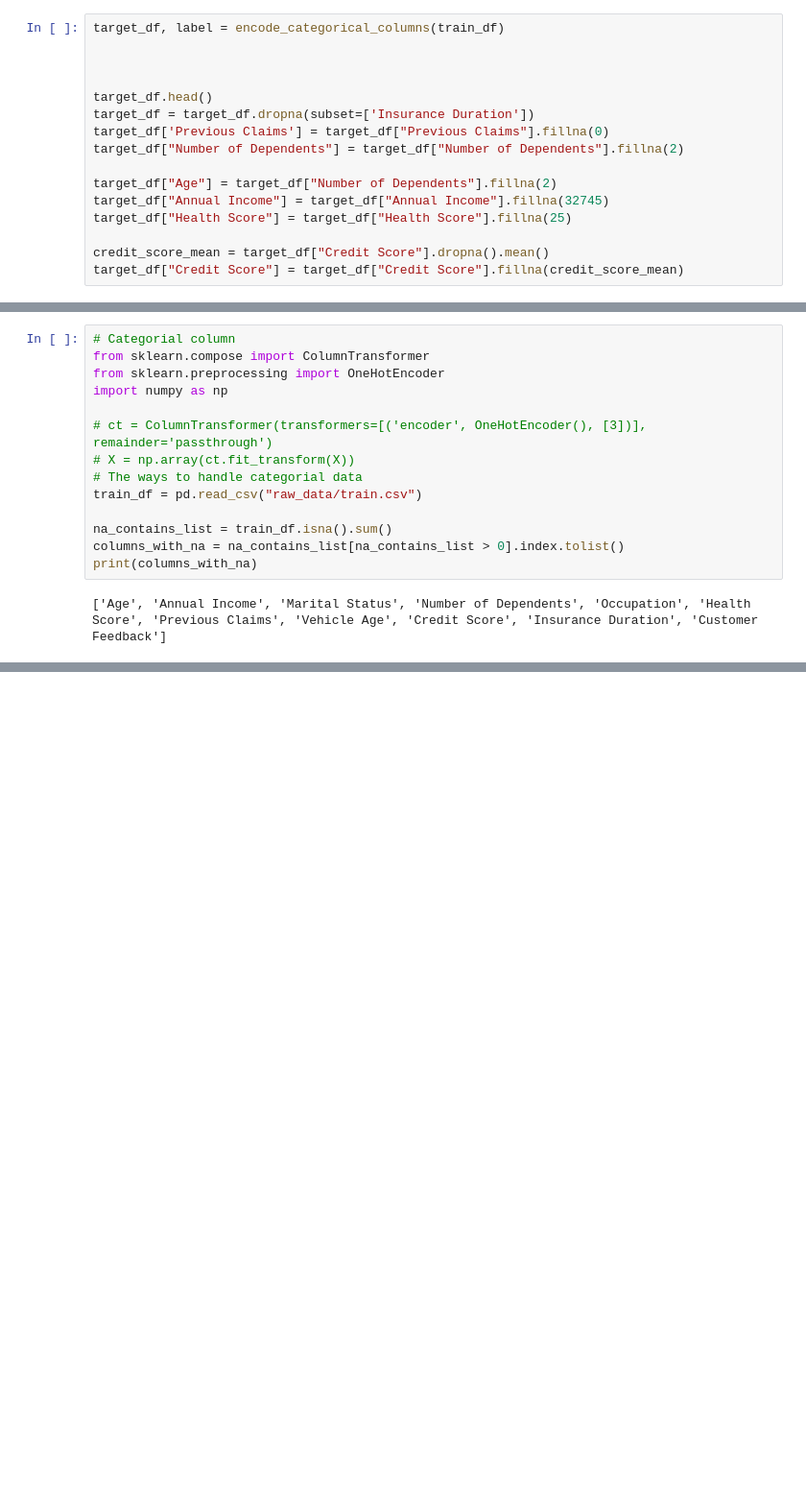
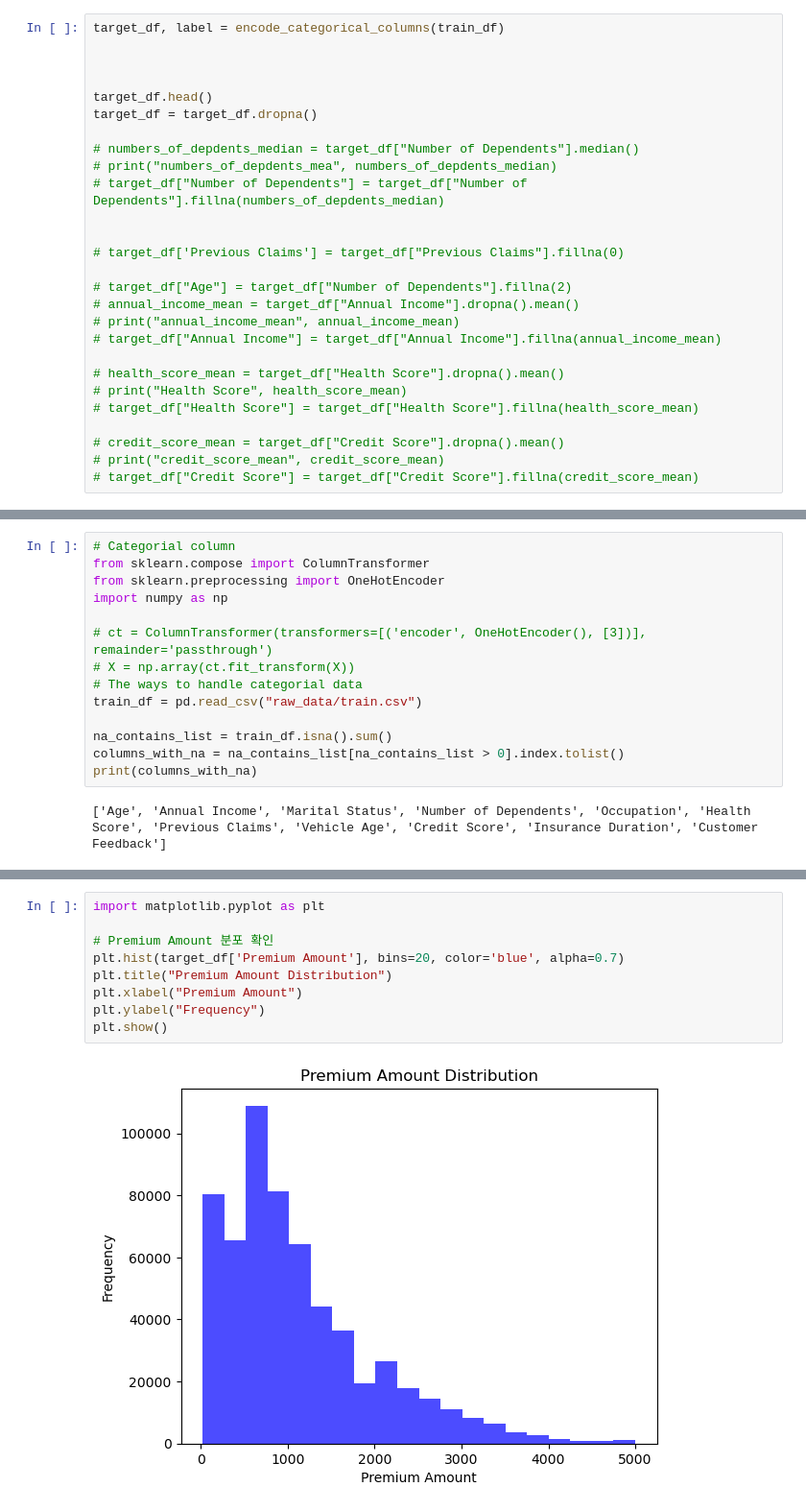
Before and after one commit to Ghostlun/DataScienceStudy, a Jupyter notebook: Insurance/Insurance.ipynb, the cells around one changed output, grey strips where cells are left out. Shown at 96% size. Saved outputs shown, nothing was run; the diff lists cells and outputs as text; blank space fills up the shorter version.

```diff
--- a/Insurance/Insurance.ipynb
+++ b/Insurance/Insurance.ipynb
@@ -329,13 +328,24 @@ target_df, label = encode_categorical_columns(train_df)
 
 
 target_df.head()
-target_df = target_df.dropna(subset=['Insurance Duration'])
-target_df['Previous Claims'] = target_df["Previous Claims"].fillna(0)
-target_df["Number of Dependents"] = target_df["Number of Dependents"].fillna(2)
+target_df = target_df.dropna()
 
-target_df["Age"] = target_df["Number of Dependents"].fillna(2)
-target_df["Annual Income"] = target_df["Annual Income"].fillna(32745)
-target_df["Health Score"] = target_df["Health Score"].fillna(25)
+# numbers_of_depdents_median = target_df["Number of Dependents"].median()
+# print("numbers_of_depdents_mea", numbers_of_depdents_median)
+# target_df["Number of Dependents"] = target_df["Number of Dependents"].fillna(numbers_of_depdents_median)
 
-credit_score_mean = target_df["Credit Score"].dropna().mean()
-target_df["Credit Score"] = target_df["Credit Score"].fillna(credit_score_mean)
+
+# target_df['Previous Claims'] = target_df["Previous Claims"].fillna(0)
+
+# target_df["Age"] = target_df["Number of Dependents"].fillna(2)
+# annual_income_mean = target_df["Annual Income"].dropna().mean()
+# print("annual_income_mean", annual_income_mean)
+# target_df["Annual Income"] = target_df["Annual Income"].fillna(annual_income_mean)
+
+# health_score_mean = target_df["Health Score"].dropna().mean()
+# print("Health Score", health_score_mean)
+# target_df["Health Score"] = target_df["Health Score"].fillna(health_score_mean)
+
+# credit_score_mean = target_df["Credit Score"].dropna().mean()
+# print("credit_score_mean", credit_score_mean)
+# target_df["Credit Score"] = target_df["Credit Score"].fillna(credit_score_mean)
@@ -426,0 +501,11 @@ InvalidIndexError: (slice(None, None, None), -1)
+# %%
+import matplotlib.pyplot as plt
+
+# Premium Amount 분포 확인
+plt.hist(target_df['Premium Amount'], bins=20, color='blue', alpha=0.7)
+plt.title("Premium Amount Distribution")
+plt.xlabel("Premium Amount")
+plt.ylabel("Frequency")
+plt.show()
+# %% [output]
+[figure, added]
```
Also changed, not shown: parts of 12 cells of this notebook.
